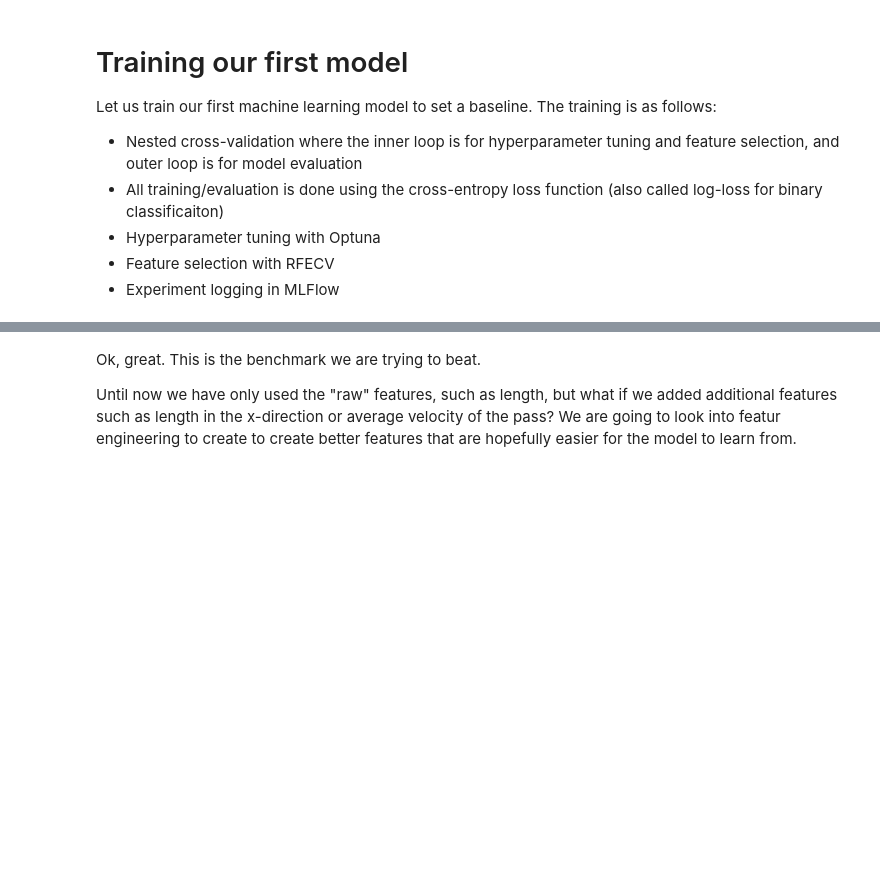
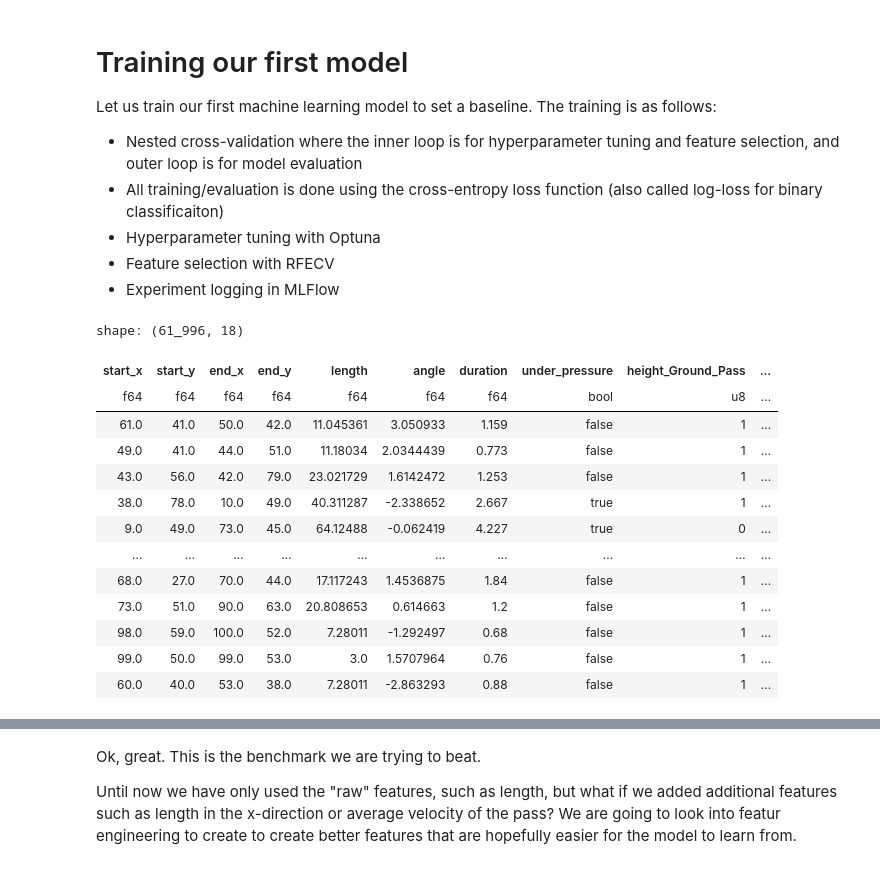
Before and after one commit to yucheng-fu/football_analytics, a Jupyter notebook: 02-analysis/02-analysis.ipynb, the cells around one changed output, grey strips where cells are left out. Cells and saved outputs as stored; diff of their text form; code cells hidden in the pictures; blank space fills up the shorter version.

```diff
--- a/02-analysis/02-analysis.ipynb
+++ b/02-analysis/02-analysis.ipynb
@@ -187 +190,18 @@ Let us train our first machine learning model to set a baseline. The training is
+# %%
+X_train
+# %% [output]
+shape: (61_996, 18)
+| start_x | start_y | end_x | end_y | length | angle | duration | under_pressure | height_Ground_Pass | ... |
+| f64 | f64 | f64 | f64 | f64 | f64 | f64 | bool | u8 | ... |
+| 61.0 | 41.0 | 50.0 | 42.0 | 11.045361 | 3.050933 | 1.159 | false | 1 | ... |
+| 49.0 | 41.0 | 44.0 | 51.0 | 11.18034 | 2.0344439 | 0.773 | false | 1 | ... |
+| 43.0 | 56.0 | 42.0 | 79.0 | 23.021729 | 1.6142472 | 1.253 | false | 1 | ... |
+| 38.0 | 78.0 | 10.0 | 49.0 | 40.311287 | -2.338652 | 2.667 | true | 1 | ... |
+| 9.0 | 49.0 | 73.0 | 45.0 | 64.12488 | -0.062419 | 4.227 | true | 0 | ... |
+| … | … | … | … | … | … | … | … | … | ... |
+| 68.0 | 27.0 | 70.0 | 44.0 | 17.117243 | 1.4536875 | 1.84 | false | 1 | ... |
+| 73.0 | 51.0 | 90.0 | 63.0 | 20.808653 | 0.614663 | 1.2 | false | 1 | ... |
+| 98.0 | 59.0 | 100.0 | 52.0 | 7.28011 | -1.292497 | 0.68 | false | 1 | ... |
+| 99.0 | 50.0 | 99.0 | 53.0 | 3.0 | 1.5707964 | 0.76 | false | 1 | ... |
+| 60.0 | 40.0 | 53.0 | 38.0 | 7.28011 | -2.863293 | 0.88 | false | 1 | ... |
 # %%
```
Also changed, not shown: parts of 21 cells of this notebook, 7 other files.
